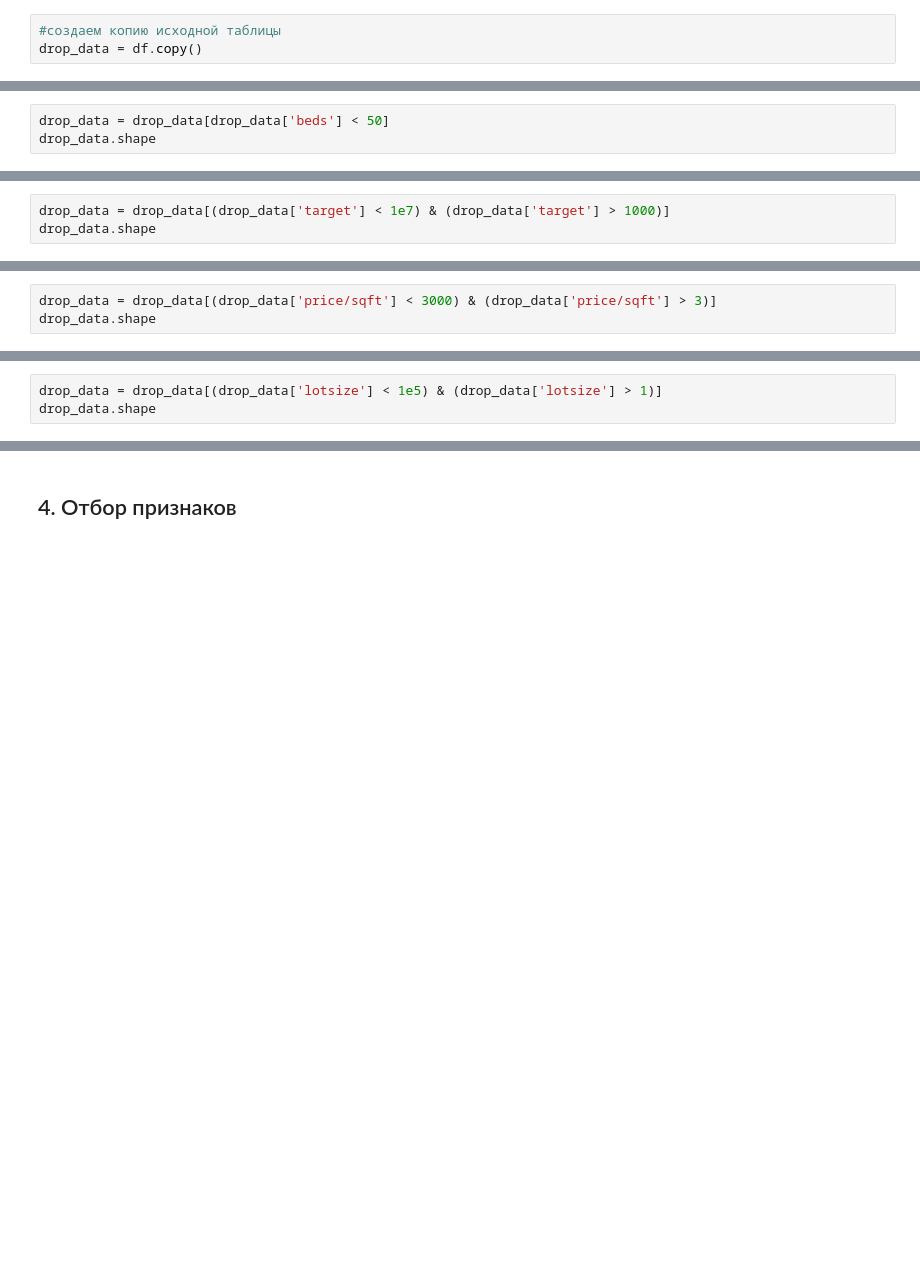
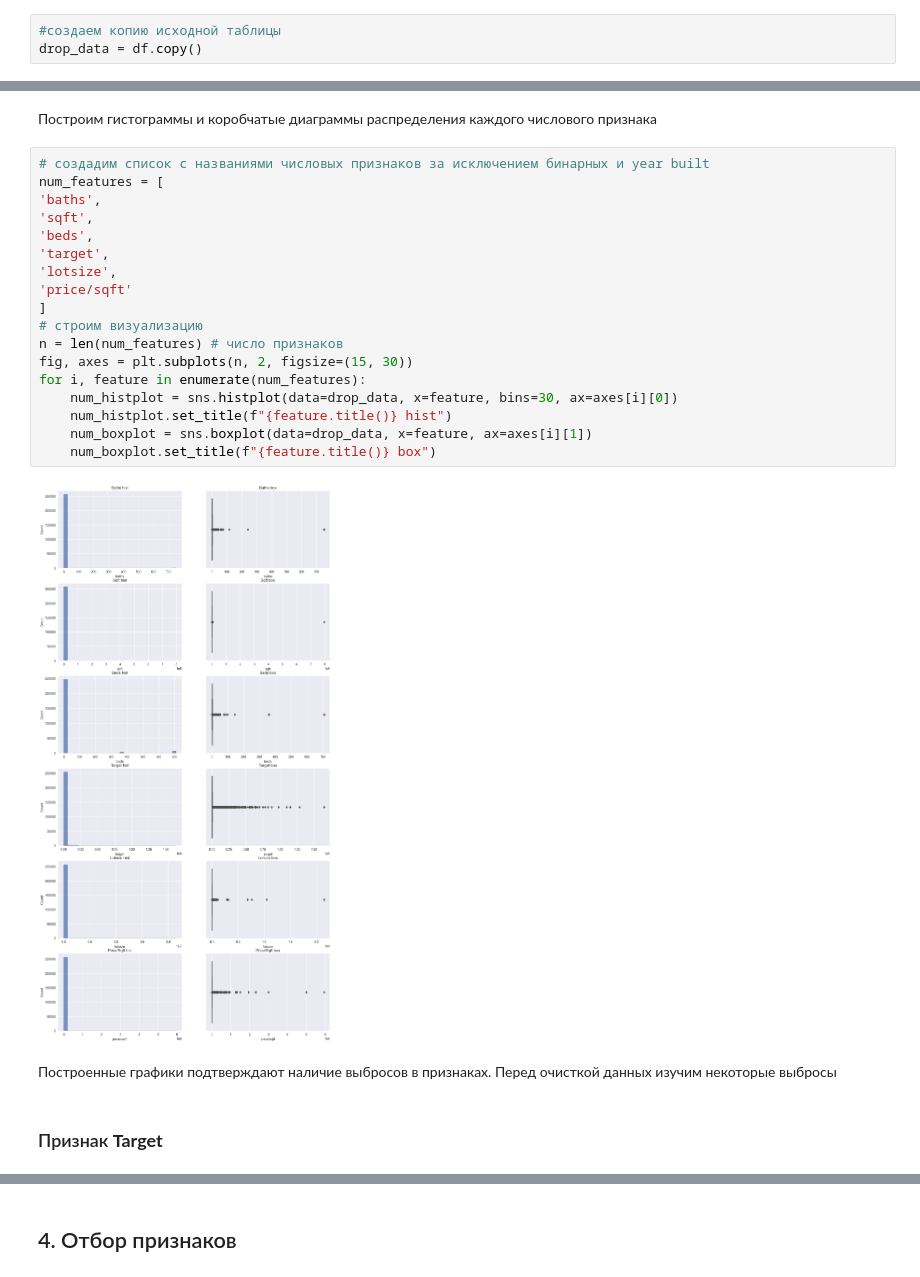
Before and after one commit to yamovan/datascience, a Jupyter notebook: final_project/Housing_cost.ipynb, the cells around one changed output, grey strips where cells are left out. Saved outputs shown, nothing was run; the diff lists cells and outputs as text; blank space fills up the shorter version.

```diff
--- a/final_project/Housing_cost.ipynb
+++ b/final_project/Housing_cost.ipynb
@@ -1558,3 +1506,0 @@ boxplot.set_title('Square Boxplot');
-# %%
-drop_data = drop_data[drop_data['beds'] < 50]
-drop_data.shape
@@ -1574,3 +1506,0 @@ boxplot.set_title('Beds Boxplot');
-# %%
-drop_data = drop_data[(drop_data['target'] < 1e7) & (drop_data['target'] > 1000)]
-drop_data.shape
@@ -1590,3 +1506,0 @@ boxplot.set_title('Target Boxplot');
-# %%
-drop_data = drop_data[(drop_data['price/sqft'] < 3000) & (drop_data['price/sqft'] > 3)]
-drop_data.shape
@@ -1606,3 +1506,0 @@ boxplot.set_title('Price/sqft Boxplot');
-# %%
-drop_data = drop_data[(drop_data['lotsize'] < 1e5) & (drop_data['lotsize'] > 1)]
-drop_data.shape
@@ -1619,0 +1515,26 @@ boxplot.set_title('lotsize Boxplot');
+# %% [markdown]
+Построим гистограммы и коробчатые диаграммы распределения каждого числового признака
+# %%
+# создадим список с названиями числовых признаков за исключением бинарных и year built
+num_features = [
+'baths',
+'sqft',
+'beds',
+'target',
+'lotsize',
+'price/sqft'
+]
+# строим визуализацию
+n = len(num_features) # число признаков
+fig, axes = plt.subplots(n, 2, figsize=(15, 30))
+for i, feature in enumerate(num_features):
+    num_histplot = sns.histplot(data=drop_data, x=feature, bins=30, ax=axes[i][0])
+    num_histplot.set_title(f"{feature.title()} hist")
+    num_boxplot = sns.boxplot(data=drop_data, x=feature, ax=axes[i][1])
+    num_boxplot.set_title(f"{feature.title()} box")
+# %% [output]
+[figure, added]
+# %% [markdown]
+Построенные графики подтверждают наличие выбросов в признаках. Перед очисткой данных изучим некоторые выбросы
+# %% [markdown]
+### Признак **Target**
```
Also changed, not shown: parts of 109 cells of this notebook.
